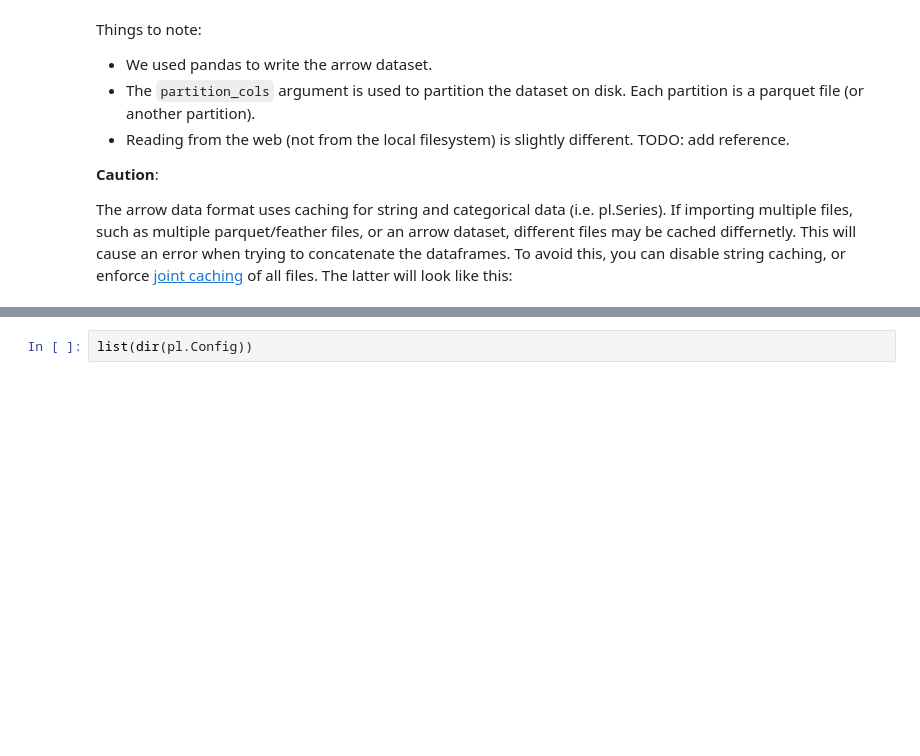
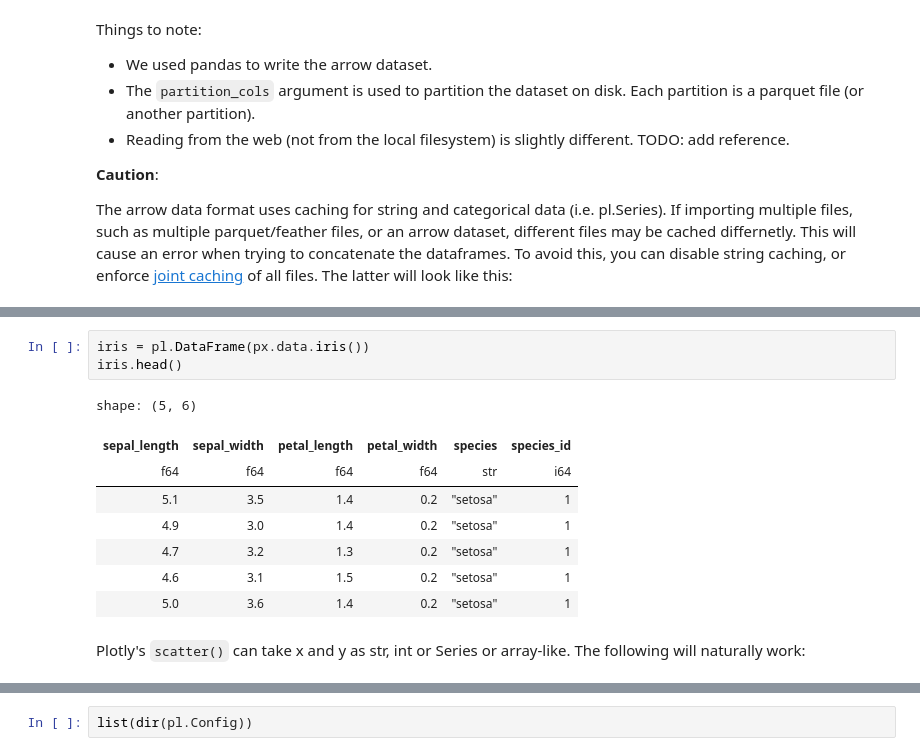
Before and after one commit to johnros/polars_demo, a Jupyter notebook: polars_to_preview.ipynb, the cells around one changed output, grey strips where cells are left out. Cells and saved outputs as stored; diff of their text form; blank space fills up the shorter version.

```diff
--- a/polars_to_preview.ipynb
+++ b/polars_to_preview.ipynb
@@ -3195,0 +3205,14 @@ TODO: SQL, Delta Lake.
+# %%
+iris = pl.DataFrame(px.data.iris())
+iris.head()
+# %% [output]
+shape: (5, 6)
+| sepal_length | sepal_width | petal_length | petal_width | species | species_id |
+| f64 | f64 | f64 | f64 | str | i64 |
+| 5.1 | 3.5 | 1.4 | 0.2 | "setosa" | 1 |
+| 4.9 | 3.0 | 1.4 | 0.2 | "setosa" | 1 |
+| 4.7 | 3.2 | 1.3 | 0.2 | "setosa" | 1 |
+| 4.6 | 3.1 | 1.5 | 0.2 | "setosa" | 1 |
+| 5.0 | 3.6 | 1.4 | 0.2 | "setosa" | 1 |
+# %% [markdown]
+Plotly's `scatter()` can take x and y as str, int or Series or array-like. The following will naturally work:
```
Also changed, not shown: parts of 50 cells of this notebook, 1 other file.
